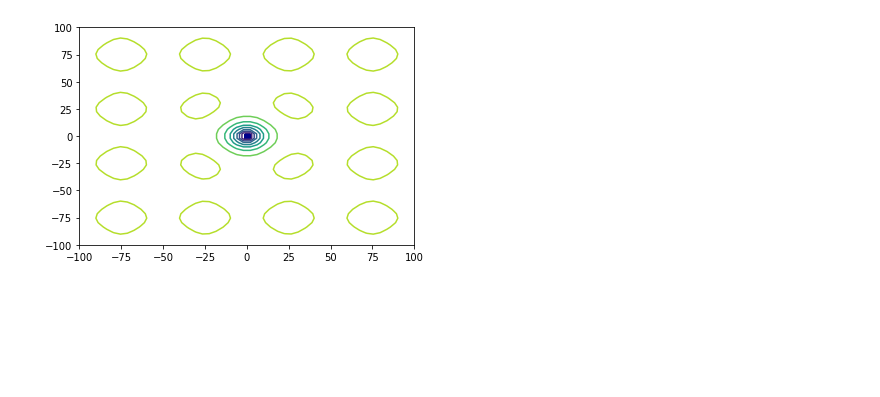
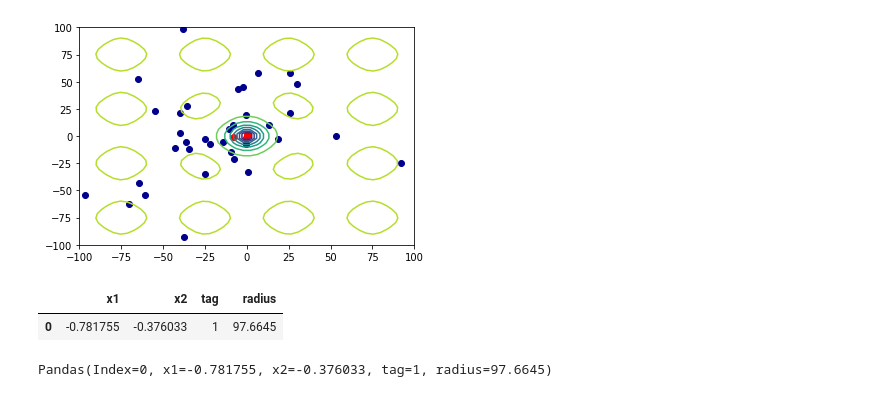
Before and after one commit to raphaelgoms/analysis-scripts, a Jupyter notebook: generations_plot.ipynb, the cells around one changed output. Cells and saved outputs as stored; diff of their text form; code cells hidden in the pictures; blank space fills up the shorter version.

Commit message:
print clusters centers and radius

```diff
--- a/generations_plot.ipynb
+++ b/generations_plot.ipynb
@@ -33 +105,3 @@ def holder(x, y):
+# %%
+generations, patterns, elite, clusters, centroids = load_dm_generations("ACKLEY2", 120)
 # %%
@@ -111,4 +148,0 @@ def load_generations(max_gen):
-# %%
-generations = load_generations(145)
-# %%
-generations, patterns, elite, clusters = load_generations(145)
@@ -119,8 +159,22 @@ plot_function_landscape(ackley)
 # %%
-gen = "50"
+gen = "7"
 plot_generation(generations[gen], ackley)
+
 #plot_patterns(patterns[gen])
 #plot_elite(elite[gen])
-#plot_clusters(clusters[gen])
+
+plot_clusters(clusters[gen])
 # %% [output]
-[figure, old version]
+[figure, new version]
+# %%
+centroids[gen]
+# %% [output]
+|  | x1 | x2 | tag | radius |
+| 0 | -0.781755 | -0.376033 | 1 | 97.6645 |
+# %%
+import inspect
+
+for row in centroids[gen].itertuples():
+    print(row)
+# %% [output]
+Pandas(Index=0, x1=-0.781755, x2=-0.376033, tag=1, radius=97.6645)
```
Also changed, not shown: parts of 7 cells of this notebook.
